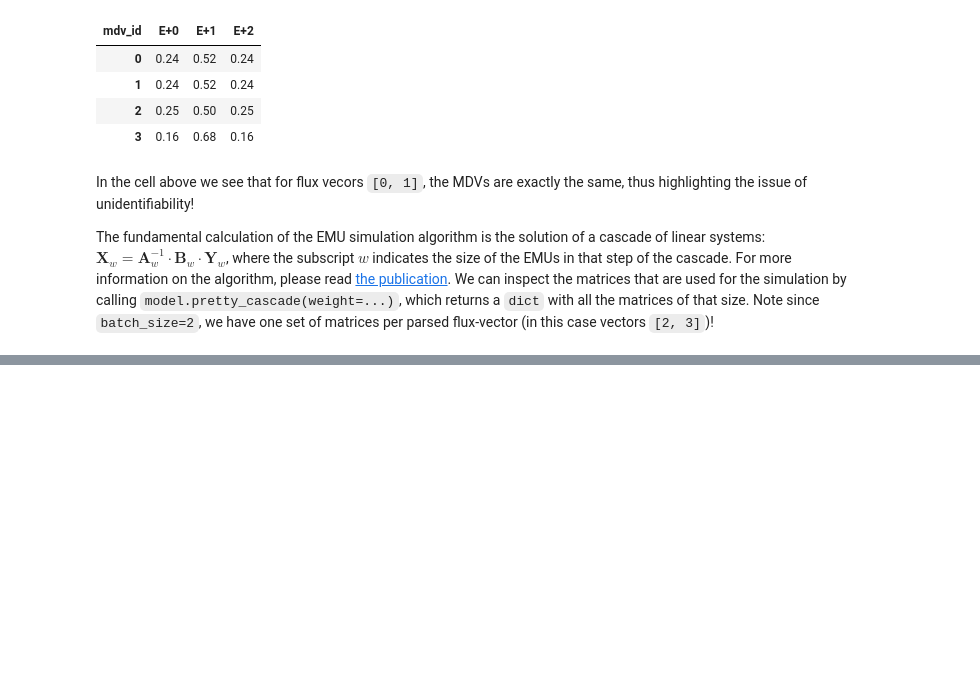
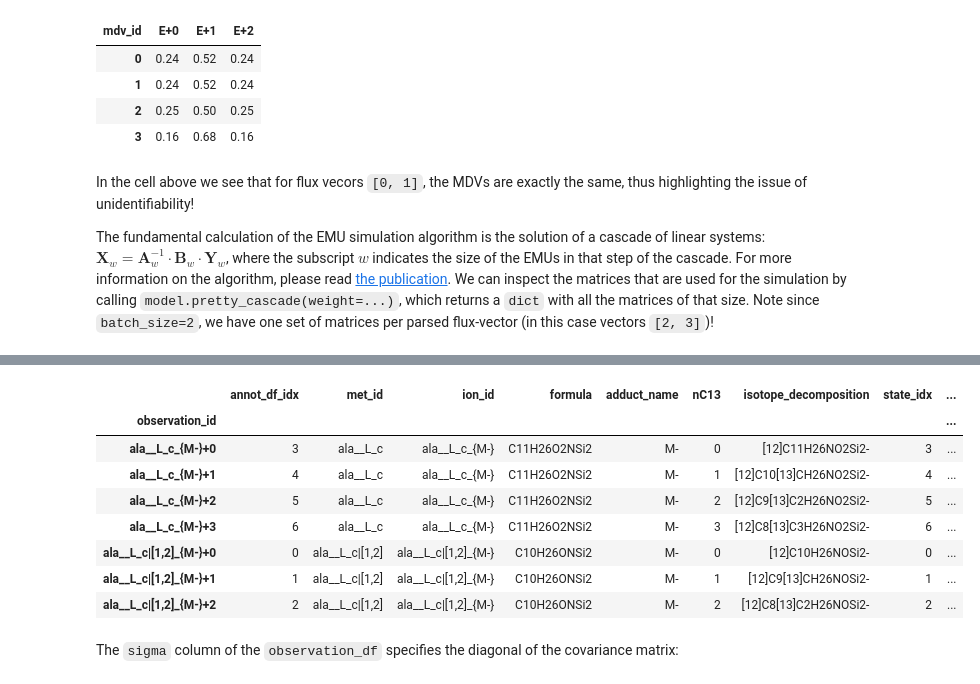
Before and after one commit to Patrickens/sbmfi, a Jupyter notebook: sbmfi_demo.ipynb, the cells around one changed output, grey strips where cells are left out. Drawn from its saved outputs; the diff is of its cells as text; code cells hidden in the pictures; blank space fills up the shorter version.

```diff
--- a/sbmfi_demo.ipynb
+++ b/sbmfi_demo.ipynb
@@ -231,0 +257,8 @@ For now, I think this is enough information. The next steps in the simulation pr
+# %%
+anton_model, anton_kwargs = build_e_coli_anton_glc(
+    backend='torch',
+    auto_diff=False,
+    build_simulator=True,
+    batch_size=2,
+    seed=1,
+)
@@ -231,0 +355,4 @@ For now, I think this is enough information. The next steps in the simulation pr
+# %%
+# annotation_df for the Crown model
+annotation_df = anton_kwargs['annotation_df']
+annotation_df.iloc[:9, :]
@@ -231,0 +548,15 @@ For now, I think this is enough information. The next steps in the simulation pr
+# %%
+observation_df = ClassicalObservationModel.generate_observation_df(anton_model, annotation_df)
+observation_df.iloc[:7]
+# %% [output]
+|  | annot_df_idx | met_id | ion_id | formula | adduct_name | nC13 | isotope_decomposition | state_idx | ... |
+| observation_id |  |  |  |  |  |  |  |  | ... |
+| ala__L_c_{M-}+0 | 3 | ala__L_c | ala__L_c_{M-} | C11H26O2NSi2 | M- | 0 | [12]C11H26NO2Si2- | 3 | ... |
+| ala__L_c_{M-}+1 | 4 | ala__L_c | ala__L_c_{M-} | C11H26O2NSi2 | M- | 1 | [12]C10[13]CH26NO2Si2- | 4 | ... |
+| ala__L_c_{M-}+2 | 5 | ala__L_c | ala__L_c_{M-} | C11H26O2NSi2 | M- | 2 | [12]C9[13]C2H26NO2Si2- | 5 | ... |
+| ala__L_c_{M-}+3 | 6 | ala__L_c | ala__L_c_{M-} | C11H26O2NSi2 | M- | 3 | [12]C8[13]C3H26NO2Si2- | 6 | ... |
+| ala__L_c|[1,2]_{M-}+0 | 0 | ala__L_c|[1,2] | ala__L_c|[1,2]_{M-} | C10H26ONSi2 | M- | 0 | [12]C10H26NOSi2- | 0 | ... |
+| ala__L_c|[1,2]_{M-}+1 | 1 | ala__L_c|[1,2] | ala__L_c|[1,2]_{M-} | C10H26ONSi2 | M- | 1 | [12]C9[13]CH26NOSi2- | 1 | ... |
+| ala__L_c|[1,2]_{M-}+2 | 2 | ala__L_c|[1,2] | ala__L_c|[1,2]_{M-} | C10H26ONSi2 | M- | 2 | [12]C8[13]C2H26NOSi2- | 2 | ... |
+# %% [markdown]
+The `sigma` column of the `observation_df` specifies the diagonal of the covariance matrix:
```
Also changed, not shown: parts of 77 cells of this notebook, 13 other files.
